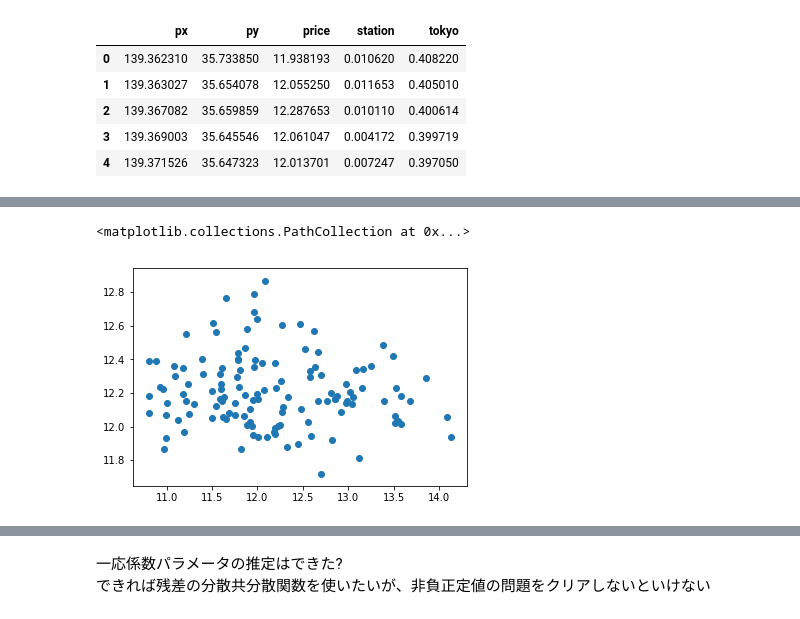
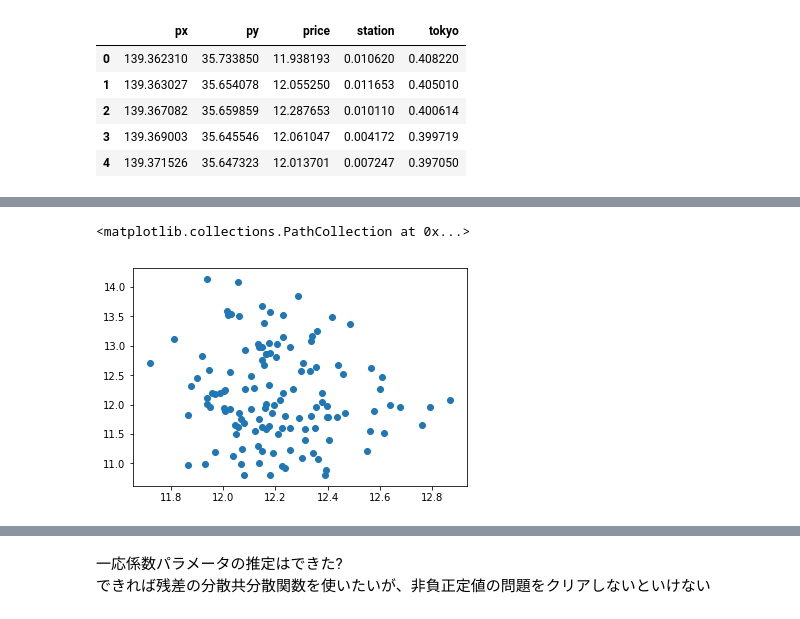
Before and after one commit to ryuya-ko/LDAT_LS_2019, a Jupyter notebook: code/python/kriging_imple.ipynb, the cells around one changed output, grey strips where cells are left out. Cells and saved outputs as stored; diff of their text form; code cells hidden in the pictures.

```diff
--- a/code/python/kriging_imple.ipynb
+++ b/code/python/kriging_imple.ipynb
@@ -108,7 +131,7 @@ OLS Regression Results
 Warnings:
 [1] Standard Errors assume that the covariance matrix of the errors is correctly specified.
 # %%
-plt.scatter(step1_res.fittedvalues, y)
+plt.scatter(y, step1_res.fittedvalues)
 # %% [output]
 <matplotlib.collections.PathCollection at 0x...>
-[figure, old version]
+[figure, new version]
```
Also changed, not shown: parts of 39 cells of this notebook.
